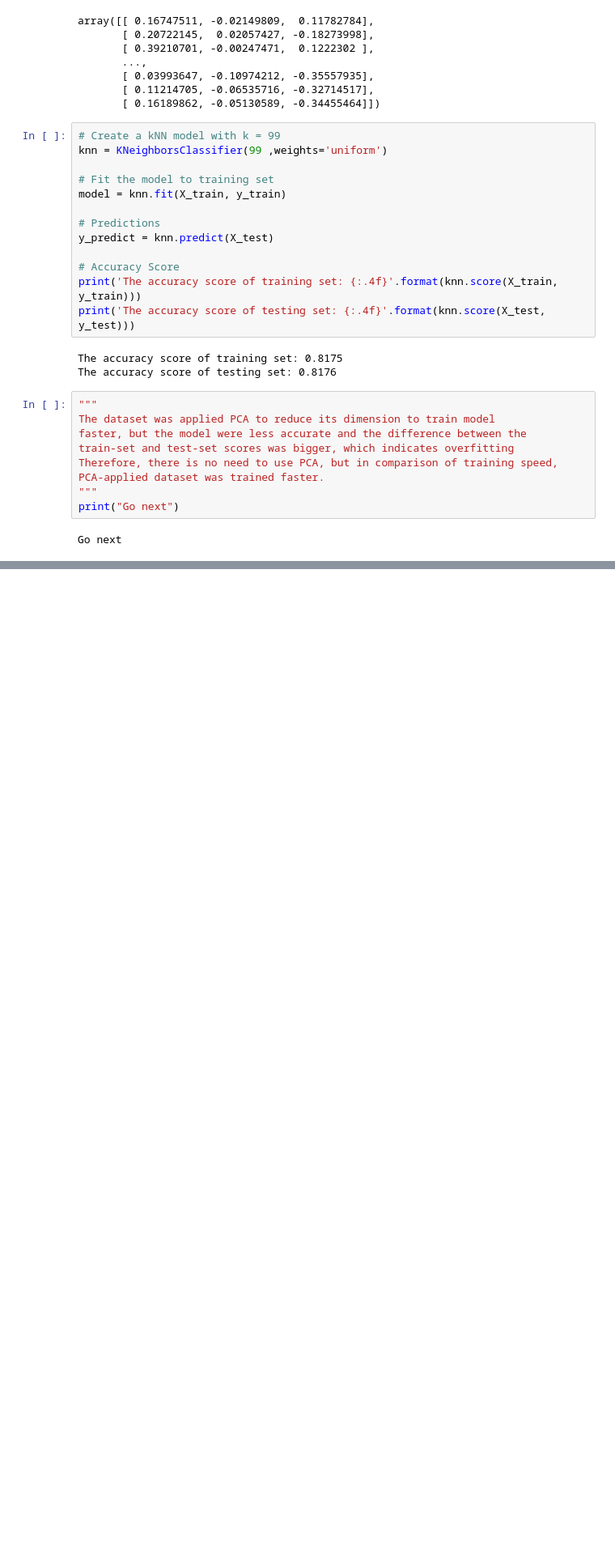
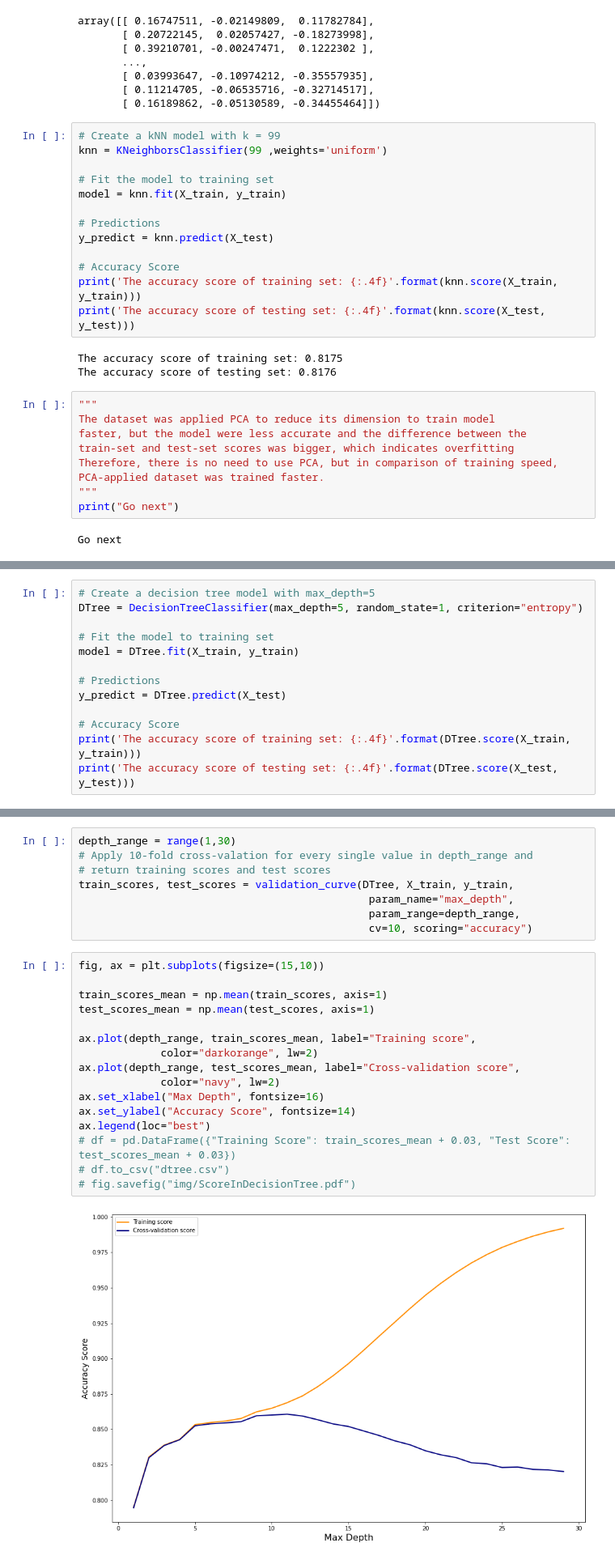
Before and after one commit to namvnngu/machine-learning-models, a Jupyter notebook: Source Code/Machine Learning Models.ipynb, the cells around one changed output, grey strips where cells are left out. Shown at 81% size. Saved outputs shown, nothing was run; the diff lists cells and outputs as text; blank space fills up the shorter version.

Commit message:
Finished Decision Tree

```diff
--- a/Source Code/Machine Learning Models.ipynb
+++ b/Source Code/Machine Learning Models.ipynb
@@ -418,0 +473,13 @@ Go next
+# %%
+# Create a decision tree model with max_depth=5
+DTree = DecisionTreeClassifier(max_depth=5, random_state=1, criterion="entropy")
+
+# Fit the model to training set
+model = DTree.fit(X_train, y_train)
+
+# Predictions
+y_predict = DTree.predict(X_test)
+
+# Accuracy Score
+print('The accuracy score of training set: {:.4f}'.format(DTree.score(X_train, y_train)))
+print('The accuracy score of testing set: {:.4f}'.format(DTree.score(X_test, y_test)))
@@ -418,0 +491,26 @@ Go next
+# %%
+depth_range = range(1,30)
+# Apply 10-fold cross-valation for every single value in depth_range and
+# return training scores and test scores
+train_scores, test_scores = validation_curve(DTree, X_train, y_train,
+                                              param_name="max_depth",
+                                              param_range=depth_range,
+                                              cv=10, scoring="accuracy")
+# %%
+fig, ax = plt.subplots(figsize=(15,10))
+
+train_scores_mean = np.mean(train_scores, axis=1)
+test_scores_mean = np.mean(test_scores, axis=1)
+
+ax.plot(depth_range, train_scores_mean, label="Training score",
+             color="darkorange", lw=2)
+ax.plot(depth_range, test_scores_mean, label="Cross-validation score",
+             color="navy", lw=2)
+ax.set_xlabel("Max Depth", fontsize=16)
+ax.set_ylabel("Accuracy Score", fontsize=14)
+ax.legend(loc="best")
+# df = pd.DataFrame({"Training Score": train_scores_mean + 0.03, "Test Score": test_scores_mean + 0.03})
+# df.to_csv("dtree.csv")
+# fig.savefig("img/ScoreInDecisionTree.pdf")
+# %% [output]
+[figure, added]
```
Also changed, not shown: parts of 28 cells of this notebook, 5 other files.
